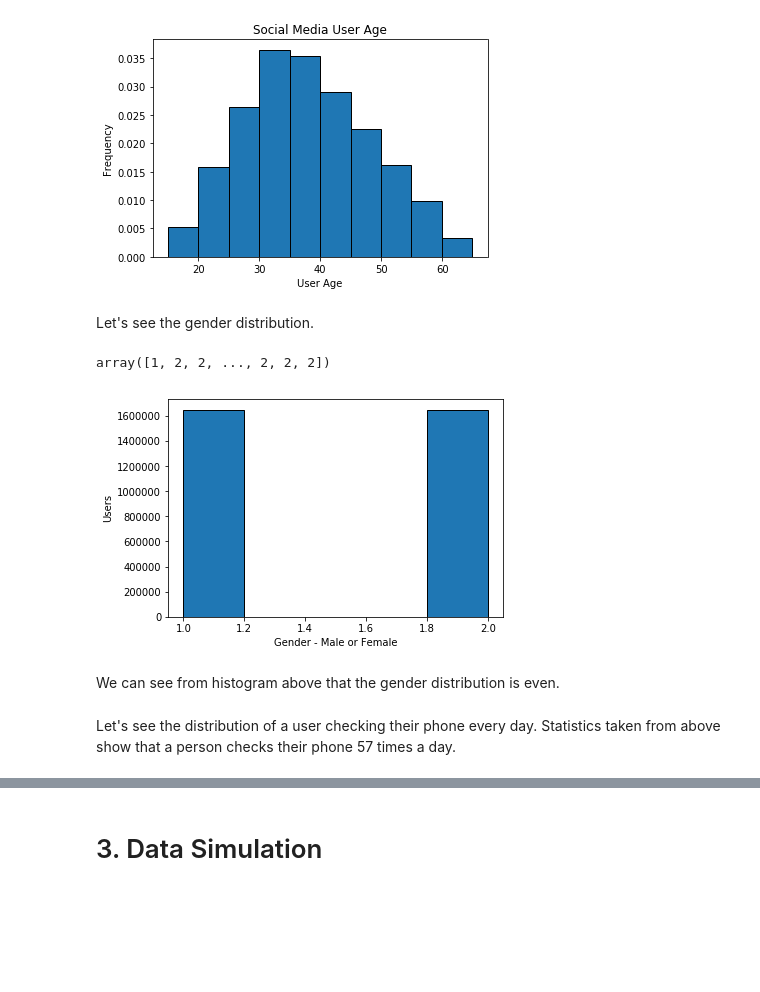
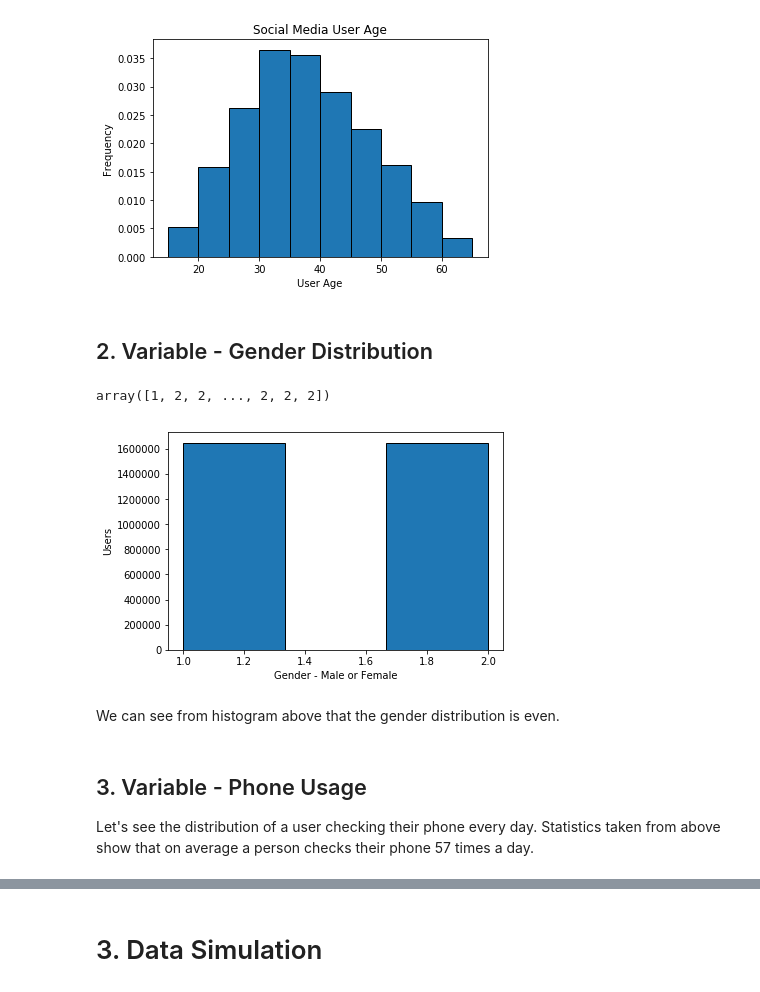
Before and after one commit to simonava5/ProgrammingProject, a Jupyter notebook: Real Life Data.ipynb, the cells around one changed output, grey strips where cells are left out. Saved outputs shown, nothing was run; the diff lists cells and outputs as text; code cells hidden in the pictures; blank space fills up the shorter version.

Commit message:
Worked on variables

```diff
--- a/Real Life Data.ipynb
+++ b/Real Life Data.ipynb
@@ -89,7 +98,7 @@ plt.show()
 # %% [output]
 [figure]
-# %% [markdown]
-Let's see the gender distribution.
+# %% [markdown]
+## 2. Variable - Gender Distribution
 # %%
 # Male = 1
 # Female = 2
@@ -101,16 +110,19 @@ Gender
 # %% [output]
 array([1, 2, 2, ..., 2, 2, 2])
 # %%
-plt.hist(Gender, bins=5, edgecolor='k')
-plt.ylabel("Users")
-plt.xlabel("Gender - Male or Female")
-plt.show()
+# Plot data in a histrogram
+plt.hist(Gender, bins=3, edgecolor='k')
+plt.ylabel("Users") # Label y axis
+plt.xlabel("Gender - Male or Female") # Label x axis
+plt.show() # Show plot
 # %% [output]
-[figure, old version]
+[figure, new version]
 # %% [markdown]
 We can see from histogram above that the gender distribution is even.
 # %% [markdown]
-Let's see the distribution of a user checking their phone every day. Statistics taken from above show that a person checks their phone 57 times a day.
+## 3. Variable - Phone Usage
+
+Let's see the distribution of a user checking their phone every day. Statistics taken from above show that on average a person checks their phone 57 times a day.
 # %%
 Usage = np.random.normal(57,3,3300000). round(0)
 Usage
```
Also changed, not shown: parts of 19 cells of this notebook.
